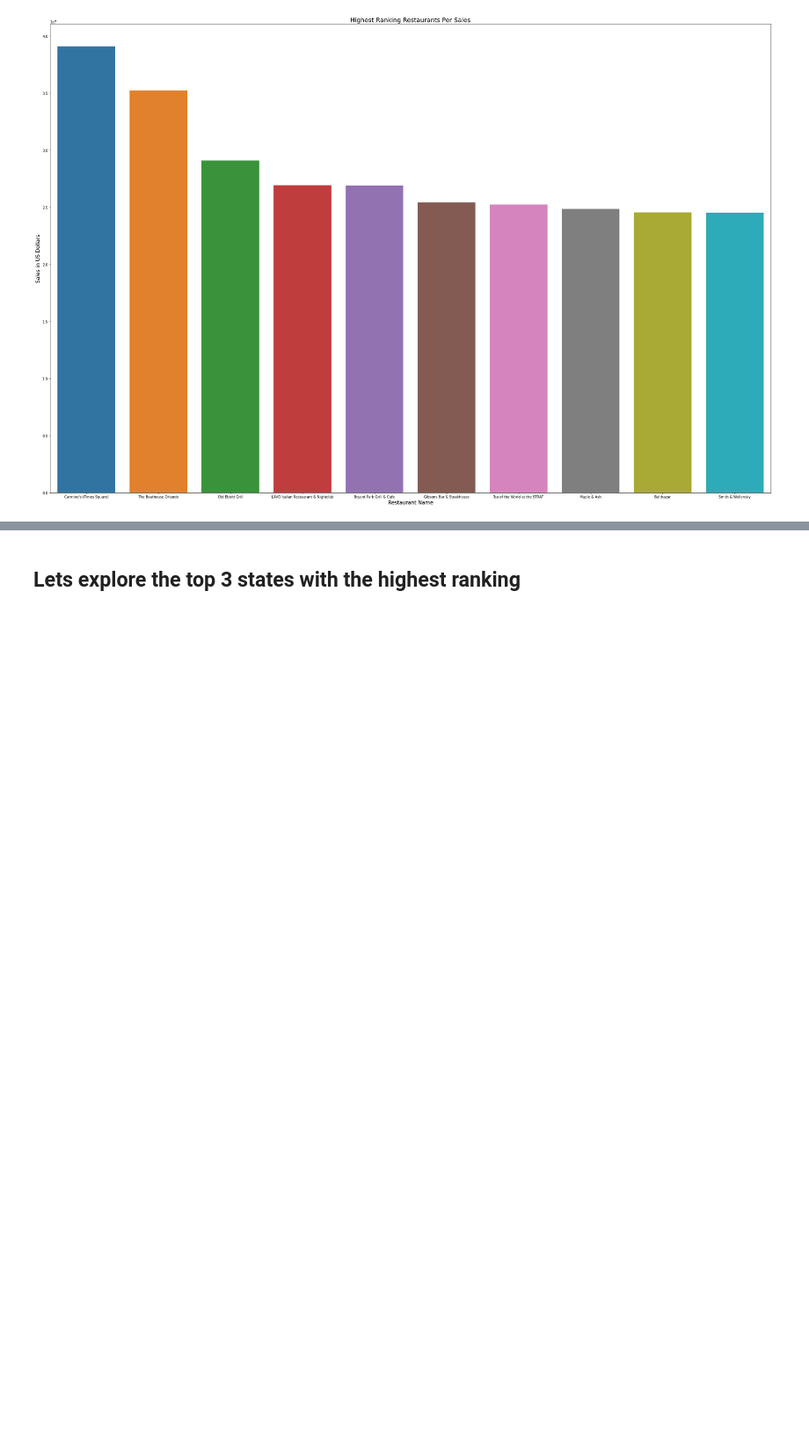
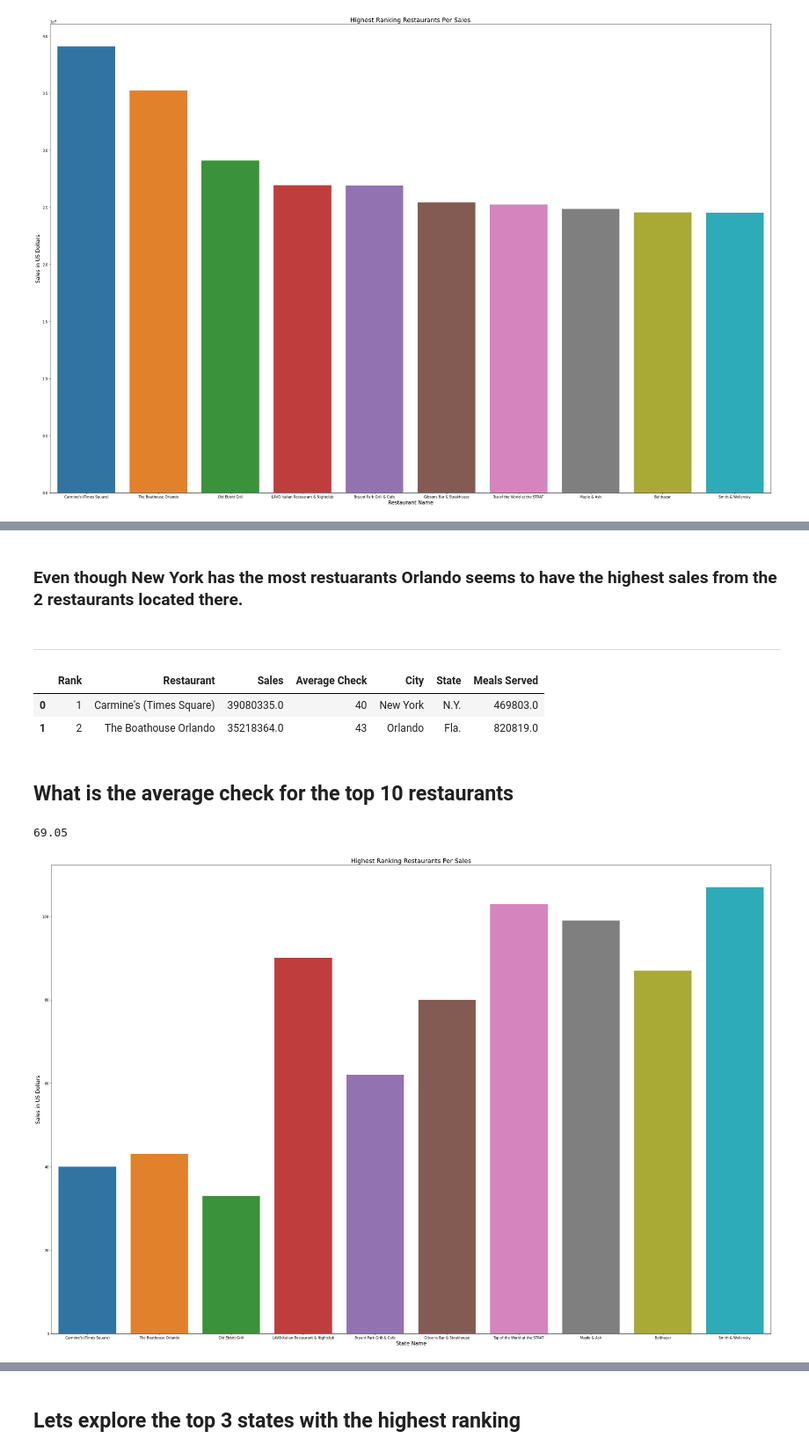
Before and after one commit to HunterKane/Restaurant-Business-Ranking-2020, a Jupyter notebook: Independent 100 Restaurants Analysis .ipynb, the cells around one changed output, grey strips where cells are left out. Shown at 88% size. Saved outputs shown, nothing was run; the diff lists cells and outputs as text; code cells hidden in the pictures; blank space fills up the shorter version.

```diff
--- a/Independent 100 Restaurants Analysis .ipynb
+++ b/Independent 100 Restaurants Analysis .ipynb
@@ -117,0 +156,28 @@ plt.tight_layout()
+# %% [markdown]
+### Even though New York has the most restuarants Orlando seems to have the highest sales from the 2 restaurants located there.
+# %% [markdown]
+-----
+# %%
+top100.head(2)
+# %% [output]
+|  | Rank | Restaurant | Sales | Average Check | City | State | Meals Served |
+| 0 | 1 | Carmine's (Times Square) | 39080335.0 | 40 | New York | N.Y. | 469803.0 |
+| 1 | 2 | The Boathouse Orlando | 35218364.0 | 43 | Orlando | Fla. | 820819.0 |
+# %% [markdown]
+## What is the average check for the top 10 restaurants
+# %%
+#Average check amount restaurants
+top100["Average Check"].mean()
+# %% [output]
+69.05
+# %%
+plt.figure(figsize=(30,20))
+# make barplot
+sns.barplot(x='Restaurant', y="Average Check", data=top100[:10])
+# set labels
+plt.xlabel("State Name", size=15)
+plt.ylabel("Sales in US Dollars", size=15)
+plt.title("Highest Ranking Restaurants Per Sales", size=18)
+plt.tight_layout()
+# %% [output]
+[figure, added]
```
Also changed, not shown: parts of 15 cells of this notebook.
